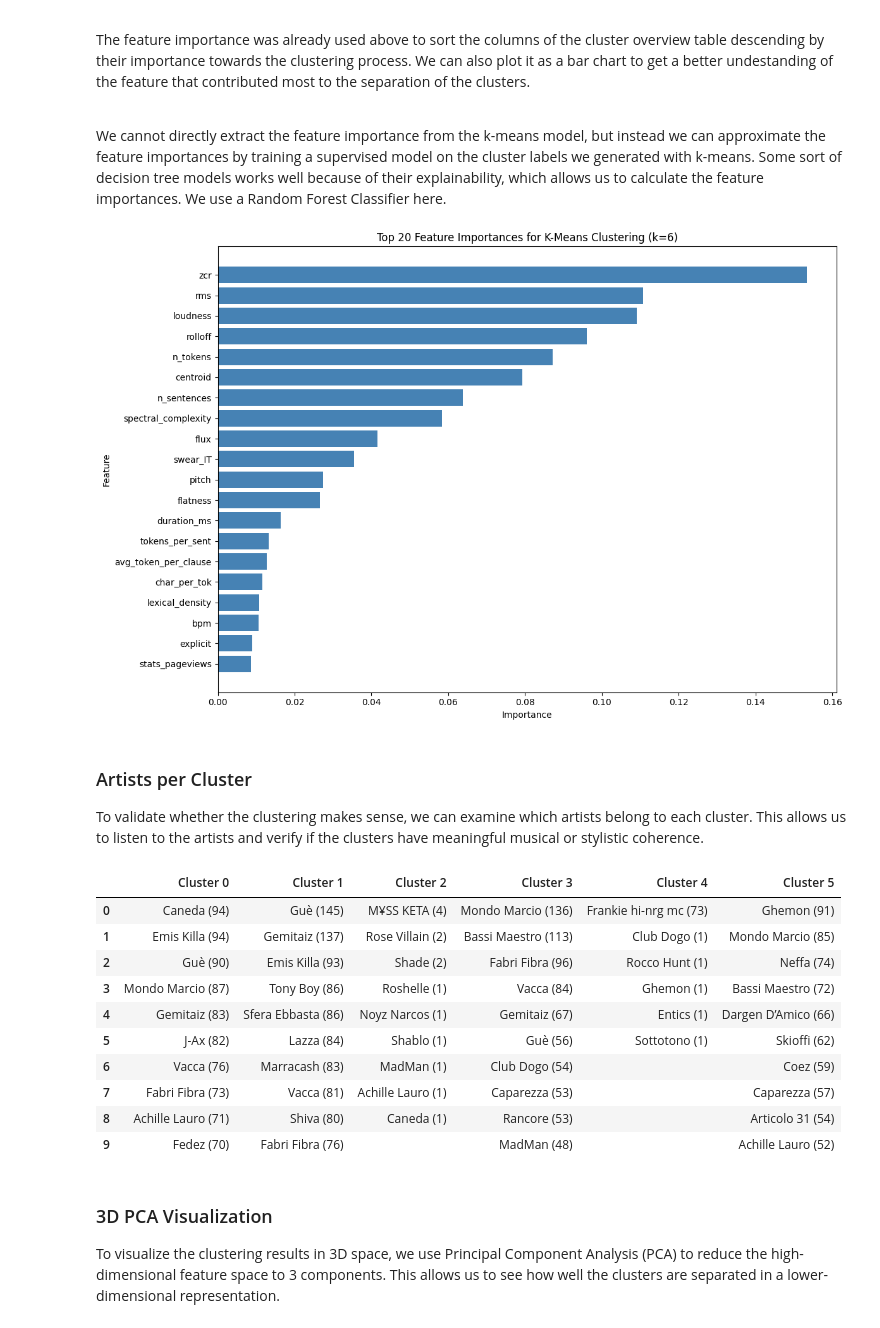
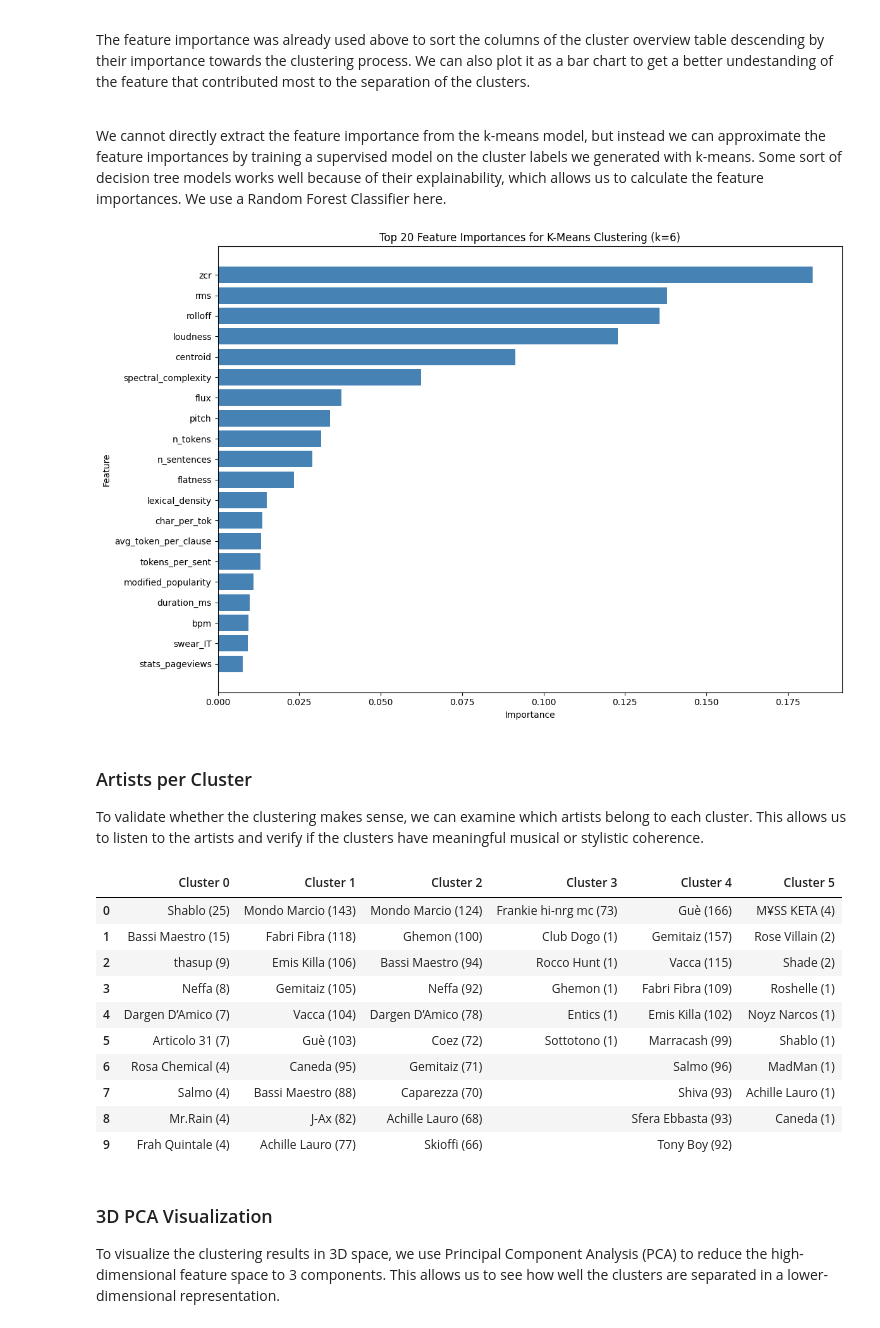
Before and after one commit to jaanisfehling/italian-rap-songs, a Jupyter notebook: clustering/kmeans.ipynb, the cells around one changed output. Drawn from its saved outputs; the diff is of its cells as text; code cells hidden in the pictures.

```diff
--- a/clustering/kmeans.ipynb
+++ b/clustering/kmeans.ipynb
@@ -28,7 +28,7 @@ from mpl_toolkits.mplot3d import Axes3D
 ## Preprocessing
 Load the data and preprocess it. Drop features we dont need. Since we are working with mixed-type data, we need to encode features that are not continuous numeric. Also, missing values need to be imputated.
 # %%
-df = pd.read_csv("../dataset/tracks.csv")
+df = pd.read_csv("../dataset/cleaned_tracks.csv")
 df.head()
 # %% [output]
 |  | id | id_artist | name_artist | full_title | title | featured_artists | primary_artist | language | ... |
@@ -466,7 +466,7 @@ plt.gca().invert_yaxis()
 plt.tight_layout()
 plt.show()
 # %% [output]
-[figure, old version]
+[figure, new version]
 # %% [markdown]
 ### Artists per Cluster
 To validate whether the clustering makes sense, we can examine which artists belong to each cluster. This allows us to listen to the artists and verify if the clusters have meaningful musical or stylistic coherence.
@@ -476,44 +476,44 @@ def get_artists_per_cluster(
     cluster_labels: np.ndarray,
     artist_column: str = 'name_artist',
     top_n: int = 10
 ) -> pd.DataFrame:
     original_df['cluster'] = cluster_labels
 
     cluster_data = {}
     for cluster_id in sorted(np.unique(cluster_labels)):
         cluster_df = original_df[original_df['cluster'] == cluster_id]
 
         # Count tracks per artist in this cluster
         artist_counts = cluster_df[artist_column].value_counts().head(top_n)
 
         # Format as "Artist (N tracks)"
         formatted_artists = [f"{artist} ({count})" for artist, count in zip(artist_counts.index, artist_counts.values)]
 
         # Pad with empty strings if less than top_n artists
         while len(formatted_artists) < top_n:
             formatted_artists.append("")
 
         cluster_data[f'Cluster {cluster_id}'] = formatted_artists
 
     df = pd.DataFrame(cluster_data)
     return df
 
 
-full_og_df = pd.read_csv('../dataset/tracks.csv')
+full_og_df = pd.read_csv('../dataset/cleaned_tracks.csv')
 artists_df = get_artists_per_cluster(full_og_df, labels, top_n=10)
 artists_df
 # %% [output]
 |  | Cluster 0 | Cluster 1 | Cluster 2 | Cluster 3 | Cluster 4 | Cluster 5 |
-| 0 | Caneda (94) | Guè (145) | M¥SS KETA (4) | Mondo Marcio (136) | Frankie hi-nrg mc (73) | Ghemon (91) |
-| 1 | Emis Killa (94) | Gemitaiz (137) | Rose Villain (2) | Bassi Maestro (113) | Club Dogo (1) | Mondo Marcio (85) |
-| 2 | Guè (90) | Emis Killa (93) | Shade (2) | Fabri Fibra (96) | Rocco Hunt (1) | Neffa (74) |
-| 3 | Mondo Marcio (87) | Tony Boy (86) | Roshelle (1) | Vacca (84) | Ghemon (1) | Bassi Maestro (72) |
-| 4 | Gemitaiz (83) | Sfera Ebbasta (86) | Noyz Narcos (1) | Gemitaiz (67) | Entics (1) | Dargen D’Amico (66) |
-| 5 | J-Ax (82) | Lazza (84) | Shablo (1) | Guè (56) | Sottotono (1) | Skioffi (62) |
-| 6 | Vacca (76) | Marracash (83) | MadMan (1) | Club Dogo (54) |  | Coez (59) |
-| 7 | Fabri Fibra (73) | Vacca (81) | Achille Lauro (1) | Caparezza (53) |  | Caparezza (57) |
-| 8 | Achille Lauro (71) | Shiva (80) | Caneda (1) | Rancore (53) |  | Articolo 31 (54) |
-| 9 | Fedez (70) | Fabri Fibra (76) |  | MadMan (48) |  | Achille Lauro (52) |
+| 0 | Shablo (25) | Mondo Marcio (143) | Mondo Marcio (124) | Frankie hi-nrg mc (73) | Guè (166) | M¥SS KETA (4) |
+| 1 | Bassi Maestro (15) | Fabri Fibra (118) | Ghemon (100) | Club Dogo (1) | Gemitaiz (157) | Rose Villain (2) |
+| 2 | thasup (9) | Emis Killa (106) | Bassi Maestro (94) | Rocco Hunt (1) | Vacca (115) | Shade (2) |
+| 3 | Neffa (8) | Gemitaiz (105) | Neffa (92) | Ghemon (1) | Fabri Fibra (109) | Roshelle (1) |
+| 4 | Dargen D’Amico (7) | Vacca (104) | Dargen D’Amico (78) | Entics (1) | Emis Killa (102) | Noyz Narcos (1) |
+| 5 | Articolo 31 (7) | Guè (103) | Coez (72) | Sottotono (1) | Marracash (99) | Shablo (1) |
+| 6 | Rosa Chemical (4) | Caneda (95) | Gemitaiz (71) |  | Salmo (96) | MadMan (1) |
+| 7 | Salmo (4) | Bassi Maestro (88) | Caparezza (70) |  | Shiva (93) | Achille Lauro (1) |
+| 8 | Mr.Rain (4) | J-Ax (82) | Achille Lauro (68) |  | Sfera Ebbasta (93) | Caneda (1) |
+| 9 | Frah Quintale (4) | Achille Lauro (77) | Skioffi (66) |  | Tony Boy (92) |  |
 # %% [markdown]
 ### 3D PCA Visualization
 To visualize the clustering results in 3D space, we use Principal Component Analysis (PCA) to reduce the high-dimensional feature space to 3 components. This allows us to see how well the clusters are separated in a lower-dimensional representation.
```
Also changed, not shown: parts of 8 cells of this notebook.
